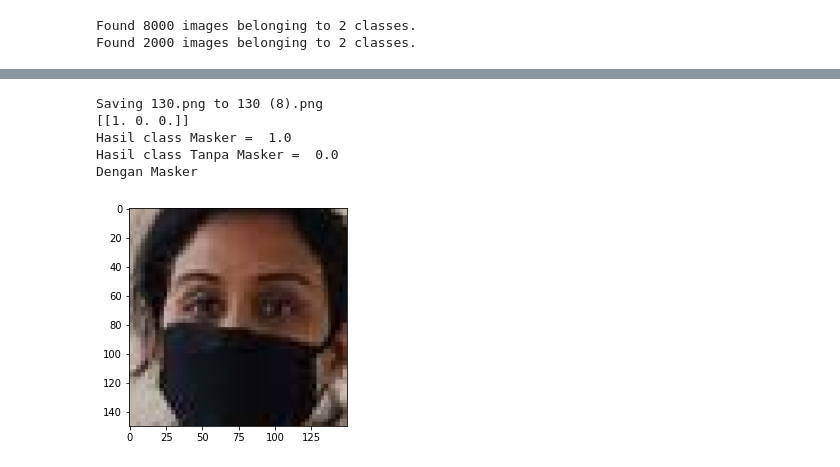
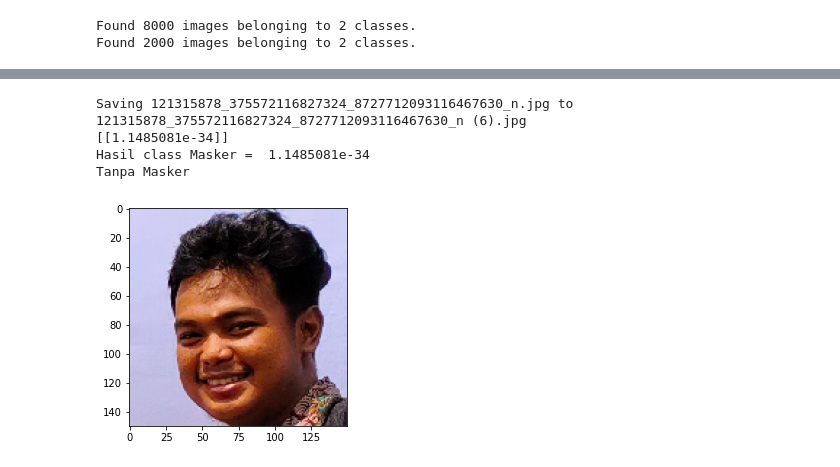
Before and after one commit to dikynugraha1111/CNN_Mask, a Jupyter notebook: CNN_Mask.ipynb, the cells around one changed output, grey strips where cells are left out. Cells and saved outputs as stored; diff of their text form; code cells hidden in the pictures.

```diff
--- a/CNN_Mask.ipynb
+++ b/CNN_Mask.ipynb
@@ -70,7 +70,7 @@ train_generator=train_datagen.flow_from_directory(
     target_size=(150,150),
     #batch ke ukuran 4
     batch_size=4,
-    class_mode='sparse',
+    class_mode='binary',
     #masukan pada subset training
     subset='training'
 )
@@ -81,7 +81,7 @@ validation_generator=validation_datagen.flow_from_directory(
     target_size=(150,150),
     #batch ukurang dengan 4
     batch_size=4,
-    class_mode='sparse',
+    class_mode='binary',
     #masukan kedalam subset validation
     subset='validation'
 )
@@ -103,12 +103,12 @@ model=tf.keras.Sequential([
     tf.keras.layers.MaxPooling2D(2, 2),
     tf.keras.layers.Flatten(),
     tf.keras.layers.Dense(512, activation='relu'),
-    tf.keras.layers.Dense(3, activation='softmax')
+    tf.keras.layers.Dense(1, activation='sigmoid')
 ])
 # %%
 #compile modelnya. Dengan konfigurasi memakai sparse categorical crossentropy dan optimizer adam
-model.compile(loss='sparse_categorical_crossentropy',
-              optimizer=tf.optimizers.Adam(),
+model.compile(loss='binary_crossentropy',
+              optimizer='Adam',
               metrics=['accuracy'])
 # %%
 #melakukan latih data dengan model yang telah ditentukan sebelumnya
@@ -118,7 +118,7 @@ model.fit(
       epochs=25,
       validation_data=validation_generator, # menampilkan akurasi pengujian data validasi
       validation_steps=5,  # erapa batch yang akan dieksekusi pada setiap epoch
-      verbose=1,
+      verbose=2,
       )
 # %% [output]
 Epoch 1/25
@@ -146,39 +146,37 @@ from google.colab import files
 from keras.preprocessing import image
 import matplotlib.pyplot as plt
 import matplotlib.image as mpimg
 import matplotlib.pyplot as plt
 import matplotlib.image as mpimg
 %matplotlib inline
 
 uploaded = files.upload()
 
 for fn in uploaded.keys():
 
   # predicting images
   path = fn
   img = image.load_img(path, target_size=(150,150))
   imgplot = plt.imshow(img)
   x = image.img_to_array(img)
   x = np.expand_dims(x, axis=0)
 
   images = np.vstack([x])
   classes = model.predict(images,batch_size=10)
   print(classes)
   print("Hasil class Masker = " , classes[0][0])
-  print("Hasil class Tanpa Masker = " ,classes[0][1])
 
-  if classes[0][0]==1:
+  if classes[0][0]==0.0:
     print('Dengan Masker')
-  elif classes[0][1]==1:
+  elif classes[0][0]>0.0:
     print('Tanpa Masker')
 
   else:
     print('Gambar Salah')
 # %% [output]
 [interactive output not drawn]
-Saving 130.png to 130 (8).png
-[[1. 0. 0.]]
-Hasil class Masker =  1.0
-Hasil class Tanpa Masker =  0.0
-Dengan Masker
+Saving 121315878_375572116827324_8727712093116467630_n.jpg to 121315878_375572116827324_8727712093116467630_n (6).jpg
+[[1.1485081e-34]]
+Hasil class Masker =  1.1485081e-34
+Tanpa Masker
-[figure, old version]
+[figure, new version]
```
Also changed, not shown: parts of 2 cells of this notebook.
